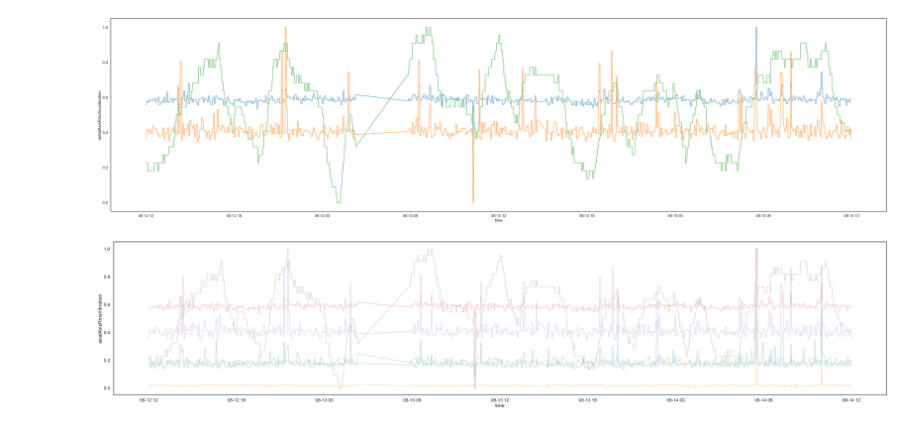
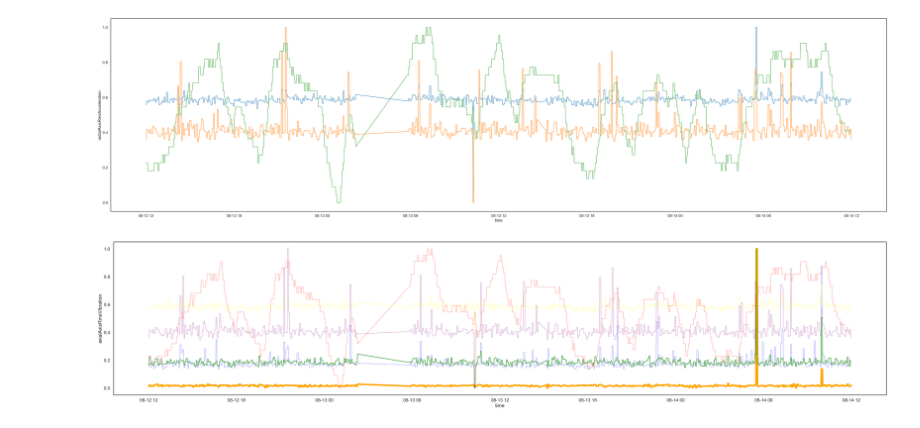
Before and after one commit to yunuscancengiz/PredictLine, a Jupyter notebook: eda_10days.ipynb, the cells around one changed output. Saved outputs shown, nothing was run; the diff lists cells and outputs as text; code cells hidden in the pictures.

```diff
--- a/eda_10days.ipynb
+++ b/eda_10days.ipynb
@@ -97,21 +97,32 @@ plt.figure(figsize=(60, 15))
 for col in scaled_df.columns[5:]:
     if scaled_df[col].dtype == 'float64':
         if col != 'unix':
-            sns.lineplot(data=scaled_df, x='time', y=col, legend='full', linewidth=1.5)
+            sns.lineplot(data=scaled_df, x='time', y=col, legend='full', linewidth=1.5, )
 
 plt.show()
 # %% [output]
 [figure]
 [figure]
-# %%
-plt.figure(figsize=(50, 10))
-for col in scaled_df.columns[:]:
-    if scaled_df[col].dtype == 'float64':
-        if col != 'unix':
-            sns.lineplot(data=scaled_df, x='time', y=col, legend=True, linewidth=0.5)
-plt.show()
-# %% [output]
-[figure, removed]
+# %%
+plt.figure(figsize=(50, 10))
+for col in scaled_df.columns[:]:
+    if scaled_df[col].dtype == 'float64':
+        if col != 'unix':
+            if col == 'temperature':
+                sns.lineplot(data=scaled_df, x='time', y=col, legend='full', linewidth=0.5, color='red')
+            elif col == 'axialAxisRmsVibration':
+                sns.lineplot(data=scaled_df, x='time', y=col, legend='full', linewidth=0.5, color='blue')
+            elif col == 'radialAxisKurtosis':
+                sns.lineplot(data=scaled_df, x='time', y=col, legend='full', linewidth=5.5, color='orange')
+            elif col == 'radialAxisPeakAcceleration':
+                sns.lineplot(data=scaled_df, x='time', y=col, legend='full', linewidth=1.5, color='green')
+            elif col == 'radialAxisRmsAcceleration':
+                sns.lineplot(data=scaled_df, x='time', y=col, legend='full', linewidth=0.5, color='yellow')
+            elif col == 'radialAxisRmsVibration':
+                sns.lineplot(data=scaled_df, x='time', y=col, legend='full', linewidth=0.5, color='purple')
+plt.show()
+# %% [output]
+[figure, added]
 # %%
 mask = np.zeros_like(df[numerical_columns].corr())
 triangle_indices = np.triu_indices_from(mask)
```
Also changed, not shown: parts of 5 cells of this notebook, 2 other files.
